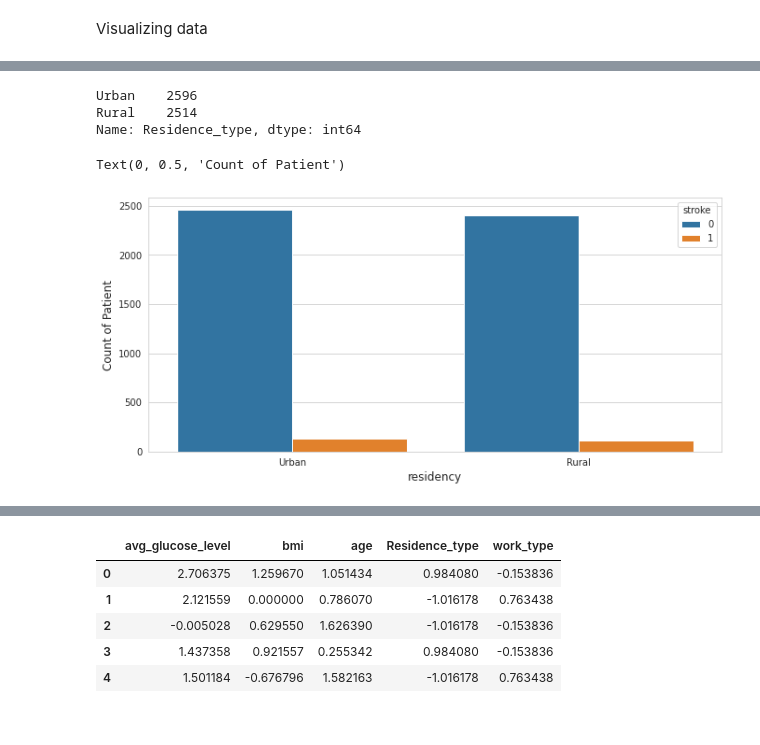
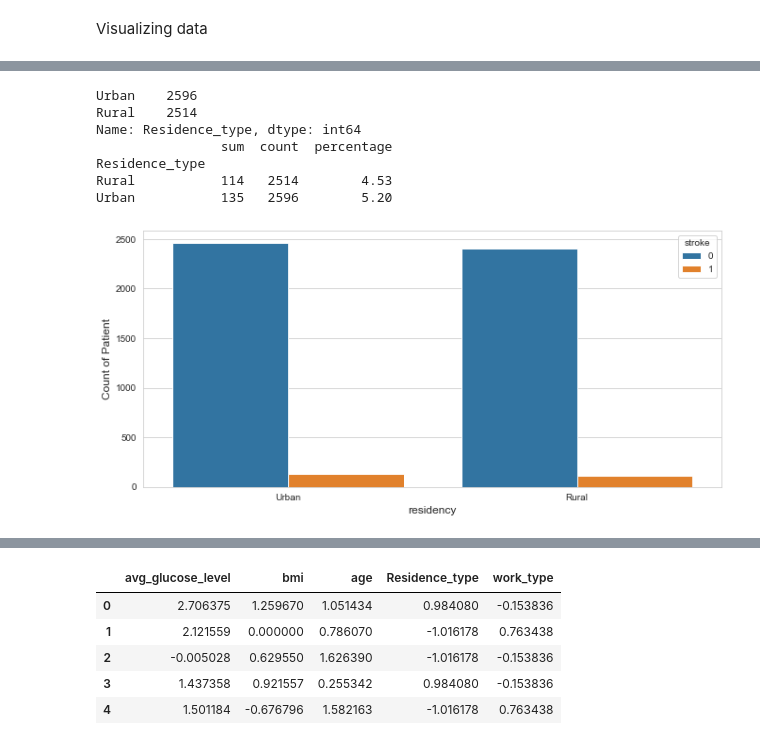
Before and after one commit to darius-f96/PythonDataAnalyse, a Jupyter notebook: analyse_data.ipynb, the cells around one changed output, grey strips where cells are left out. Saved outputs shown, nothing was run; the diff lists cells and outputs as text; code cells hidden in the pictures.

```diff
--- a/analyse_data.ipynb
+++ b/analyse_data.ipynb
@@ -211,14 +292,24 @@ Text(0, 0.5, 'Count of Patient')
 # %%
 print(dataset['Residence_type'].value_counts())
 sns_plot = sns.countplot(dataset['Residence_type'], hue = dataset['stroke'])
 sns_plot.set_xlabel("residency",fontsize=12)
 sns_plot.set_ylabel("Count of Patient",fontsize=12)
+
+stroke_counts = dataset.groupby('Residence_type')['stroke'].sum()
+
+stroke_total_counts = dataset.groupby('Residence_type')['stroke'].agg(['sum', 'count'])
+stroke_total_counts['percentage'] = (stroke_total_counts['sum'] / stroke_total_counts['count'] * 100).round(2)
+
+print(stroke_total_counts)
 # %% [output]
 Urban    2596
 Rural    2514
 Name: Residence_type, dtype: int64
+                sum  count  percentage
+Residence_type
+Rural           114   2514        4.53
+Urban           135   2596        5.20
-Text(0, 0.5, 'Count of Patient')
-[figure, old version]
+[figure, new version]
 # %%
 sns.set_style("whitegrid")
 sns.FacetGrid(dataset, hue="stroke", height=5).map(plt.scatter, "age", "avg_glucose_level").add_legend()
```
Also changed, not shown: parts of 21 cells of this notebook, 1 other file.
